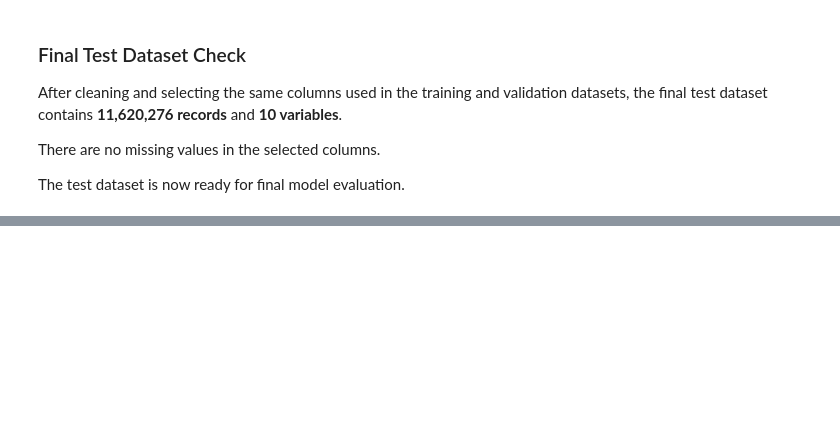
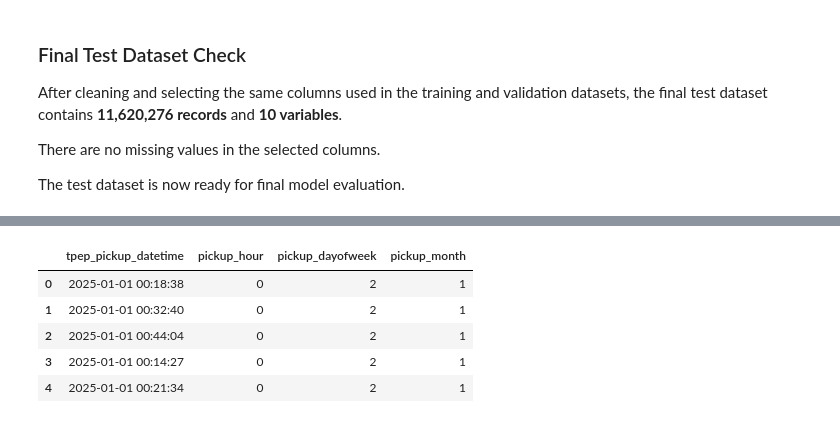
Before and after one commit to yuanzhumia0/CA1-2026025-Machine-Learning-for-Business, a Jupyter notebook: yuanzhu CA1.ipynb, the cells around one changed output, grey strips where cells are left out. Saved outputs shown, nothing was run; the diff lists cells and outputs as text; code cells hidden in the pictures; blank space fills up the shorter version.

```diff
--- a/yuanzhu CA1.ipynb
+++ b/yuanzhu CA1.ipynb
@@ -1463,0 +1474,21 @@ The test dataset is now ready for final model evaluation.
+# %%
+# Create time features for training data
+df_analysis["pickup_hour"] = df_analysis["tpep_pickup_datetime"].dt.hour
+df_analysis["pickup_dayofweek"] = df_analysis["tpep_pickup_datetime"].dt.dayofweek
+df_analysis["pickup_month"] = df_analysis["tpep_pickup_datetime"].dt.month
+
+df_analysis[
+    [
+        "tpep_pickup_datetime",
+        "pickup_hour",
+        "pickup_dayofweek",
+        "pickup_month"
+    ]
+].head()
+# %% [output]
+|  | tpep_pickup_datetime | pickup_hour | pickup_dayofweek | pickup_month |
+| 0 | 2025-01-01 00:18:38 | 0 | 2 | 1 |
+| 1 | 2025-01-01 00:32:40 | 0 | 2 | 1 |
+| 2 | 2025-01-01 00:44:04 | 0 | 2 | 1 |
+| 3 | 2025-01-01 00:14:27 | 0 | 2 | 1 |
+| 4 | 2025-01-01 00:21:34 | 0 | 2 | 1 |
```
Also changed, not shown: parts of 20 cells of this notebook.
